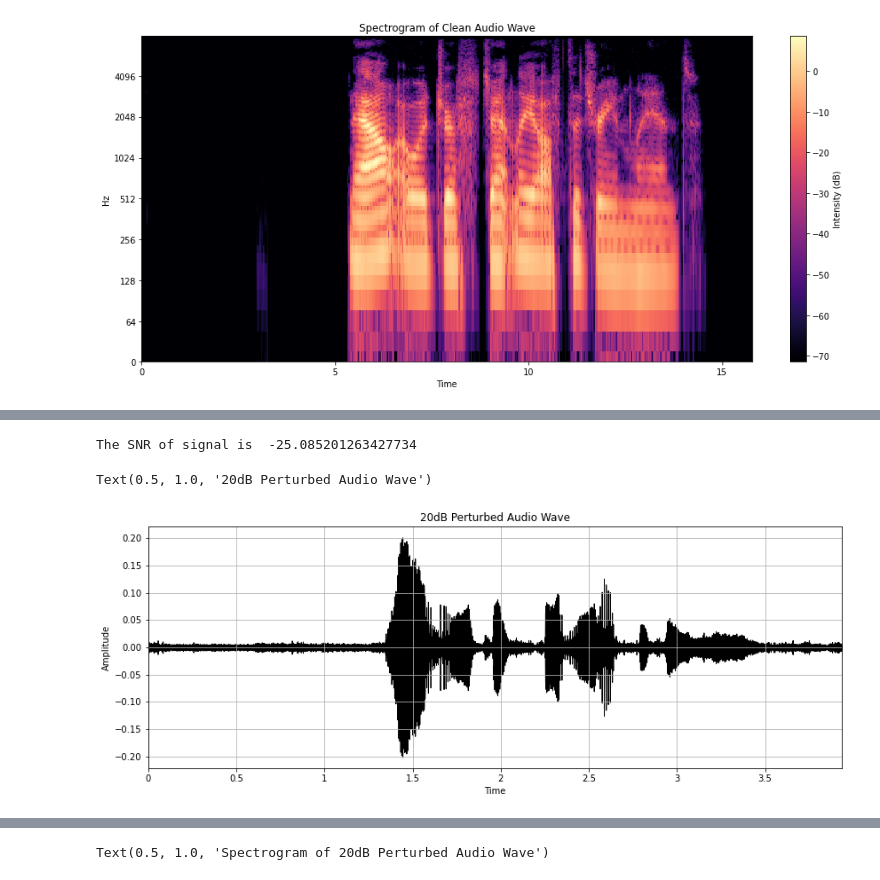
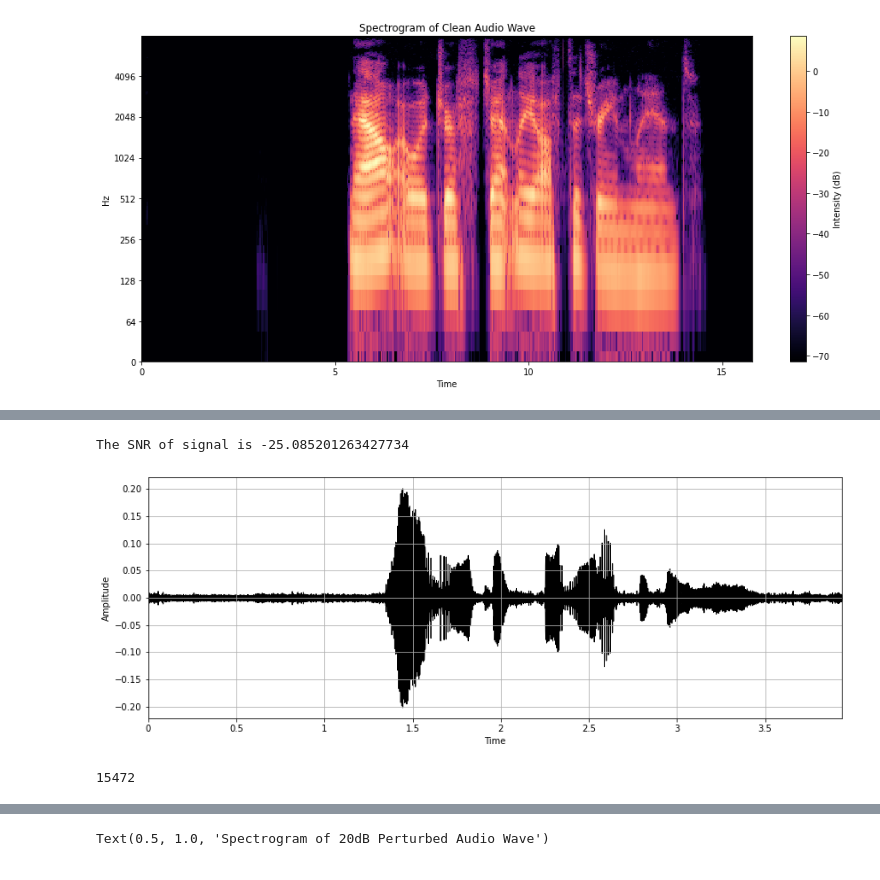
Before and after one commit to moeed17/AudioSignal_Perturbation_Analysis, a Jupyter notebook: Audio_Analysis.ipynb, the cells around one changed output, grey strips where cells are left out. Drawn from its saved outputs; the diff is of its cells as text; code cells hidden in the pictures.

```diff
--- a/Audio_Analysis.ipynb
+++ b/Audio_Analysis.ipynb
@@ -56,11 +28,9 @@ print(plt.style.available)
 #setting the style of background for audio signal
 plt.style.use('seaborn-dark-palette')
 # %%
-clean_audio_data = '/content/drive/MyDrive/Audio_Analysis/20db_clean.wav'
-Clean_Data , sr = librosa.load(clean_audio_data)
-print(Clean_Data, sr)
-
+#importing clean audio
+clean_audio_data = '/content/Signal_Analysis/20db_clean.wav'
 Clean_Data,sr = librosa.load(clean_audio_data, sr=None)
 
-print(sr)
+print("Sampling rate of this audio is:",sr,"Hz.")
 # %% [output]
@@ -148,9 +116,0 @@ Text(0.5, 1.0, 'Spectrogram of Clean Audio Wave')
-# %%
-#Same code but passing the perturbed Audio Files
-perturbed_audio_data = '/content/drive/MyDrive/Audio_Analysis/20db_perturbed.wav'
-Perturbed_Data , SR = librosa.load(perturbed_audio_data)
-print(Perturbed_Data,SR)
-
-Perturbed_Data,SR = librosa.load(perturbed_audio_data, sr=None)
-
-print(SR)
@@ -159,0 +117,5 @@ print(SR)
+# %%
+#importing perturbed audio
+perturbed_audio_data = '/content/Signal_Analysis/20db_perturbed.wav'
+Perturbed_Data,srPert = librosa.load(perturbed_audio_data, sr=None)
+print("Sampling rate of this audio is:",srPert,"Hz.")
@@ -169,23 +132,26 @@ ipd.Audio(perturbed_audio_data)
 # %%
-#Calulating SNR of Singal
-
+#creating function of metric
 def Metricsnr(original, noisy):
     original_power = 20 * np.log10(np.mean(original ** 2))
     noise_power = 20 * np.log10(np.mean((original - noisy) ** 2))
     snr = noise_power - original_power
     return snr
-
-SNR=Metricsnr(Clean_Data,Perturbed_Data)
-print("The SNR of signal is ", SNR)
-# %% [output]
-The SNR of signal is  -25.085201263427734
+# %%
+SNR = Metricsnr(Clean_Data,Perturbed_Data)
+print("The SNR of signal is", SNR)
+# %% [output]
+The SNR of signal is -25.085201263427734
 # %%
-%matplotlib inline
+#plotting perturbed audio wave
 plt.figure(figsize=(14, 5))
-librosa.display.waveplot(Perturbed_Data, sr=SR, color="black")
+librosa.display.waveplot(Perturbed_Data, sr=srPert, color="black")
 plt.ylabel("Amplitude")
 plt.grid()
-plt.title('20dB Perturbed Audio Wave')
 # %% [output]
-Text(0.5, 1.0, '20dB Perturbed Audio Wave')
-[figure, old version]
+[figure, new version]
+# %%
+#calculating zero crossing value of perturbed signal
+zero_crossingsPert = librosa.zero_crossings(Perturbed_Data, pad=False)
+print(sum(zero_crossingsPert))
+# %% [output]
+15472
```
Also changed, not shown: parts of 39 cells of this notebook.
